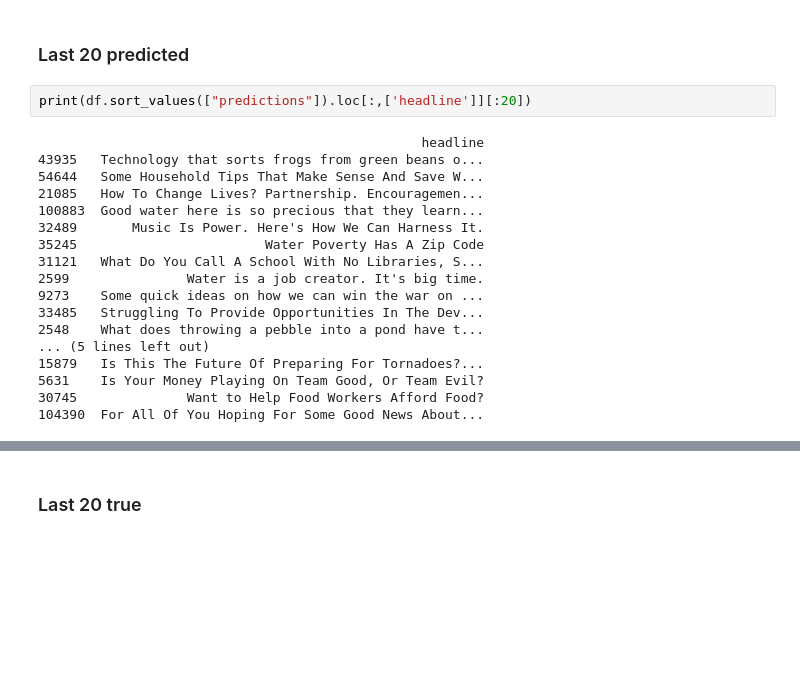
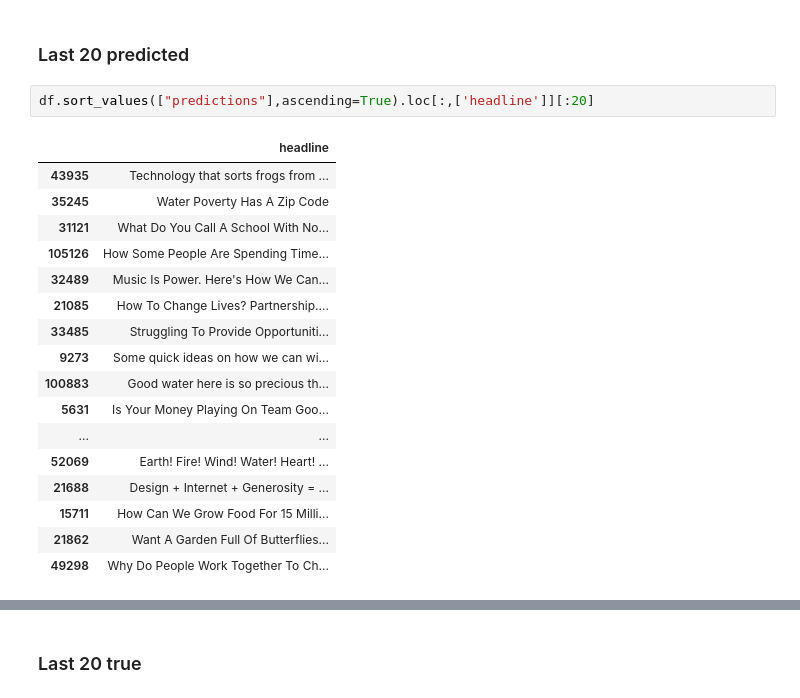
Before and after one commit to antschum/causal_headline_evaluator, a Jupyter notebook: 2023-28-11-Meeting.ipynb, the cells around one changed output, grey strips where cells are left out. Drawn from its saved outputs; the diff is of its cells as text; blank space fills up the shorter version.

```diff
--- a/2023-28-11-Meeting.ipynb
+++ b/2023-28-11-Meeting.ipynb
@@ -97,22 +97,22 @@ Spearman correlation: SignificanceResult(statistic=-0.0003500375600872288, pvalu
 # %% [markdown]
 ### Last 20 predicted
 # %%
-print(df.sort_values(["predictions"]).loc[:,['headline']][:20])
+df.sort_values(["predictions"],ascending=True).loc[:,['headline']][:20]
 # %% [output]
-                                                 headline
-43935   Technology that sorts frogs from green beans o...
-54644   Some Household Tips That Make Sense And Save W...
-21085   How To Change Lives? Partnership. Encouragemen...
-100883  Good water here is so precious that they learn...
-32489       Music Is Power. Here's How We Can Harness It.
-35245                        Water Poverty Has A Zip Code
-31121   What Do You Call A School With No Libraries, S...
-2599               Water is a job creator. It's big time.
-9273    Some quick ideas on how we can win the war on ...
-33485   Struggling To Provide Opportunities In The Dev...
-2548    What does throwing a pebble into a pond have t...
-... (5 lines left out)
-15879   Is This The Future Of Preparing For Tornadoes?...
-5631    Is Your Money Playing On Team Good, Or Team Evil?
-30745              Want to Help Food Workers Afford Food?
-104390  For All Of You Hoping For Some Good News About...
+|  | headline |
+| 43935 | Technology that sorts frogs from ... |
+| 35245 | Water Poverty Has A Zip Code |
+| 31121 | What Do You Call A School With No... |
+| 105126 | How Some People Are Spending Time... |
+| 32489 | Music Is Power. Here's How We Can... |
+| 21085 | How To Change Lives? Partnership.... |
+| 33485 | Struggling To Provide Opportuniti... |
+| 9273 | Some quick ideas on how we can wi... |
+| 100883 | Good water here is so precious th... |
+| 5631 | Is Your Money Playing On Team Goo... |
+| ... | ... |
+| 52069 | Earth! Fire! Wind! Water! Heart! ... |
+| 21688 | Design + Internet + Generosity = ... |
+| 15711 | How Can We Grow Food For 15 Milli... |
+| 21862 | Want A Garden Full Of Butterflies... |
+| 49298 | Why Do People Work Together To Ch... |
```
Also changed, not shown: parts of 13 cells of this notebook.
